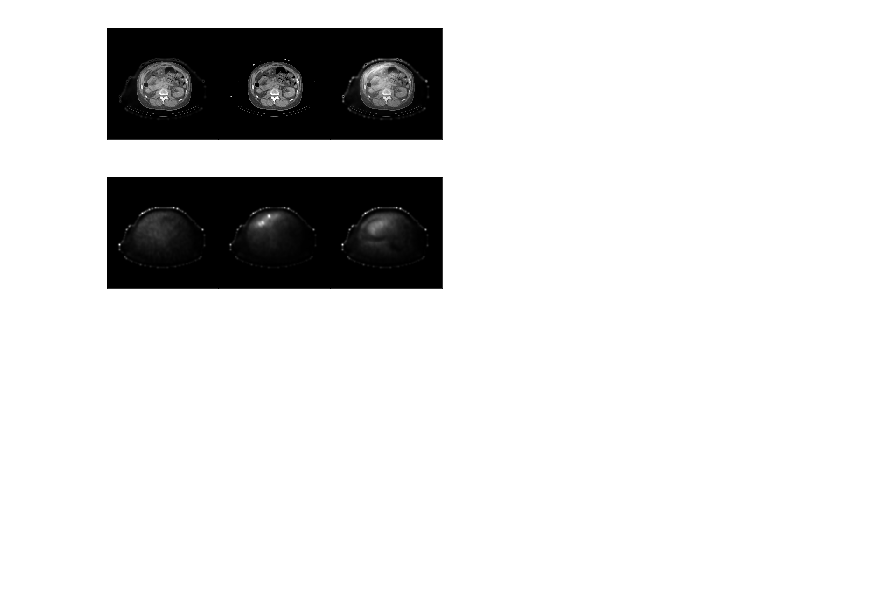
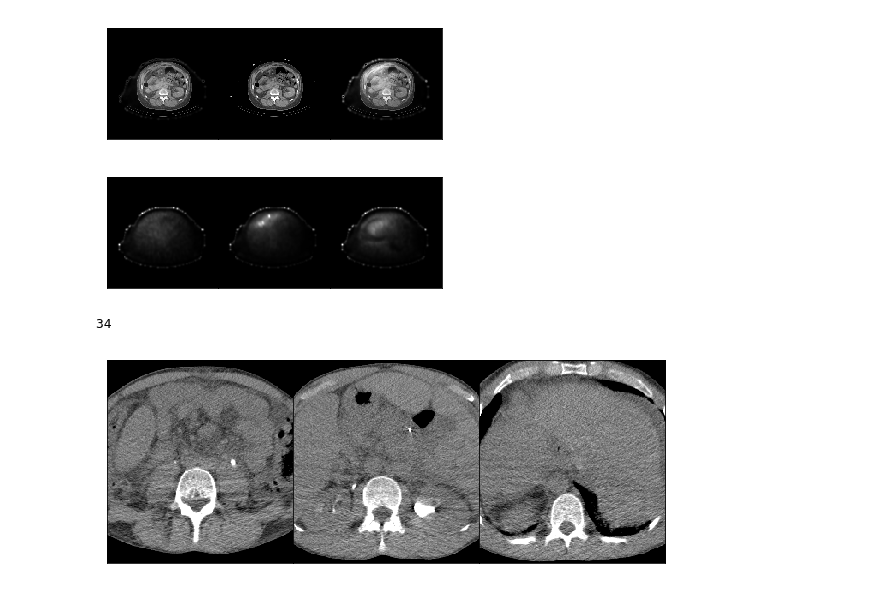
Before and after one commit to clintonjwang/cancer-staging, a Jupyter notebook: main.ipynb, the cells around one changed output. Cells and saved outputs as stored; diff of their text form; code cells hidden in the pictures; blank space fills up the shorter version.

```diff
--- a/main.ipynb
+++ b/main.ipynb
@@ -114,23 +188,0 @@ for patient_id in patient_ids[6:]:
-# %%
-def reg_spect(spect_path, fused_path, spect_reg3_path, ct_img_cropped):
-    spect_img, spect_dims = hf.dcm_load_special(spect_path)
-    spect_img = spect_img[:,::-1,:]
-    spect_img = spect_img.astype('float64')
-    spect_img, _ = tr.rescale_img(spect_img, ct_img_cropped.shape)
-    spect_img_cropped = spect_img[70:-70,80:-80,20:-10]
-    hf.save_nii(spect_img_cropped, spect_nii_path, ct_dims)
-
-    #hf.draw_slices(np.transpose(spect_img_cropped, (1,2,0)), width=10)
-
-    fused_img, _ = hf.dcm_load_special(fused_path)
-    fused_img = fused_img[:,::-1,::-1]
-    fused_img = (np.max(fused_img, axis=3) - np.min(fused_img, axis=3)).astype('float64')
-    fused_img, _ = tr.rescale_img(fused_img, ct_img_cropped.shape)
-    fused_img_cropped = fused_img[70:-70,80:-80,20:-10]
-    hf.save_nii(fused_img_cropped, fused_nii_path, ct_dims)
-
-    #hf.draw_slices(np.transpose(fused_img_cropped, (1,2,0)), width=10)
-
-    regs.reg_bis(fused_nii_path, spect_nii_path, spect_fused_transform_path, spect_reg_path)#, settings=settings)
-    regs.transform_bis(spect_reg_path, fused_ct_transform_path, ct_nii_path, spect_reg2_path)
-    regs.transform_bis(spect_reg2_path, ct_mr_transform_path, mri_nii_path, spect_reg3_path)
@@ -144,16 +198,17 @@ xls_fn = r"Z:\Isa\T1-Response-Desktop.xlsx"
 
 df = pd.read_excel(xls_fn, index_col=0, dtype={"index": np.int32})
 df.dropna(subset=["SPECT"], inplace=True)
-df = df[df["Segmented"] == "Yes"]
 patient_ids = df.index.values
 # %% [markdown]
 mri_dir = os.path.join(patient_folder, [x for x in os.listdir(patient_folder) if ('MRI' in x and 'BL' in x) or df.loc[patient_id]['BL-MRI'] in x][0])
+# %%
+patient_ids = [int(x) for x in os.listdir("Z:\\Isa\\updated_binary") if '(' not in x]
 # %%
-for patient_id in patient_ids[6:]:
-    mri_path = os.path.join(base_dir, "blmri", str(df.loc[patient_id]["BL-MRI"]), "T1_AP")
+for patient_id in patient_ids:
+    mri_path = os.path.join(base_dir, "old", "blmri", str(df.loc[patient_id]["BL-MRI"]), "T1_AP")
     if not os.path.exists(mri_path):
         print(mri_path)
-    mri_path = os.path.join(base_dir, "fumri", str(df.loc[patient_id]["FU1/2-MRI"]), "T1_AP")
+    mri_path = os.path.join(base_dir, "old", "fumri", str(df.loc[patient_id]["FU1/2-MRI"]), "T1_AP")
     if not os.path.exists(mri_path):
         print(mri_path)
 # %%
@@ -478,3 +574,15 @@ hf.plot_section_auto(fused_img)
 hf.plot_section_auto_1ch(spect_img)
 # %% [output]
 [figure]
+# %%
+patient_id = patient_ids[14]
+print(patient_id)
+patient_folder = "Z:\\Isa\\updated_binary\\"+str(patient_id)+"-S"
+nii_path = os.path.join(base_dir, "nii_files", str(patient_id))
+
+path = os.path.join(nii_path, "ct.nii")
+img,_ = hf.nii_load(path, True, True)
+hf.draw_slices(img)
+# %% [output]
+34
+[figure, added]
```
Also changed, not shown: parts of 31 cells of this notebook, 1 other file.
